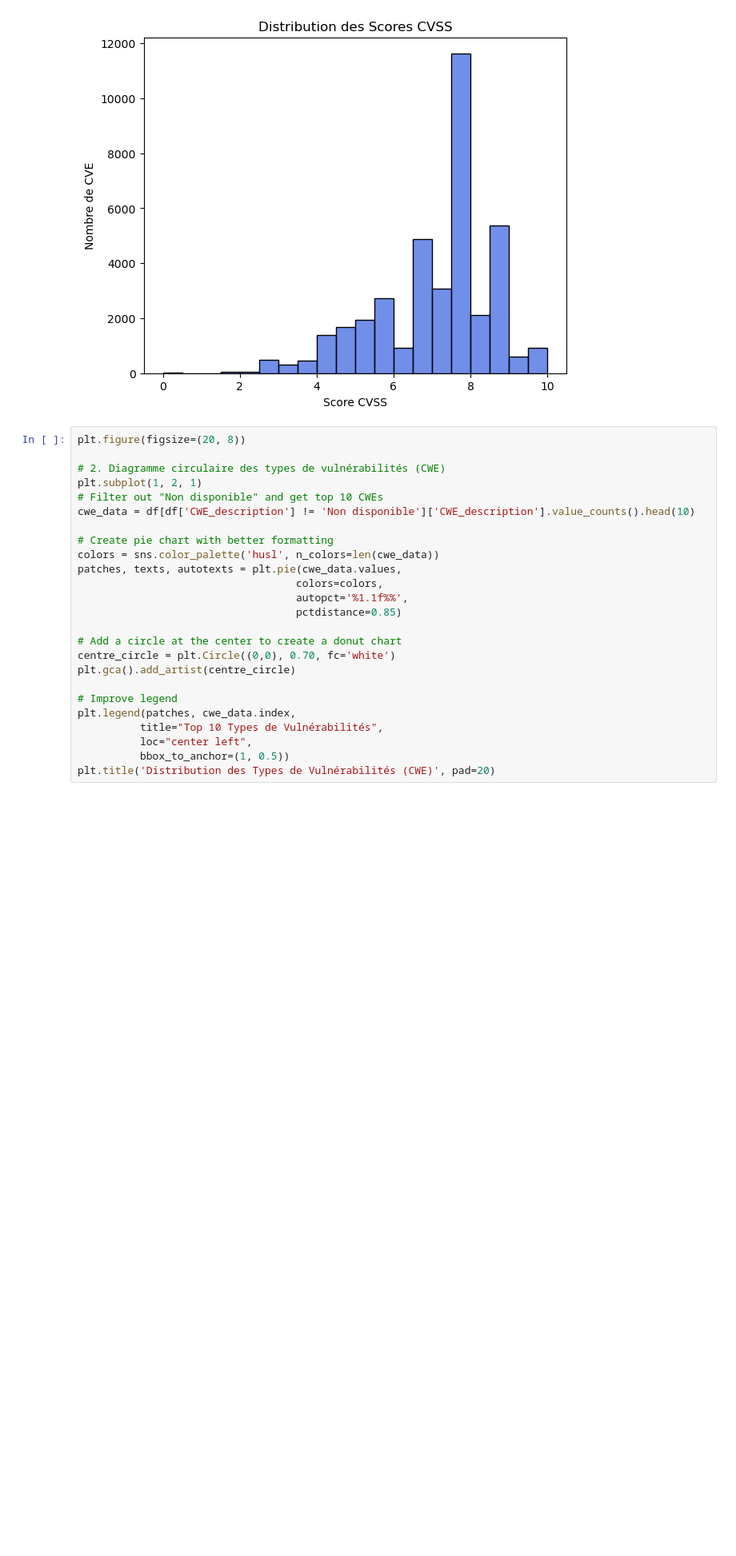
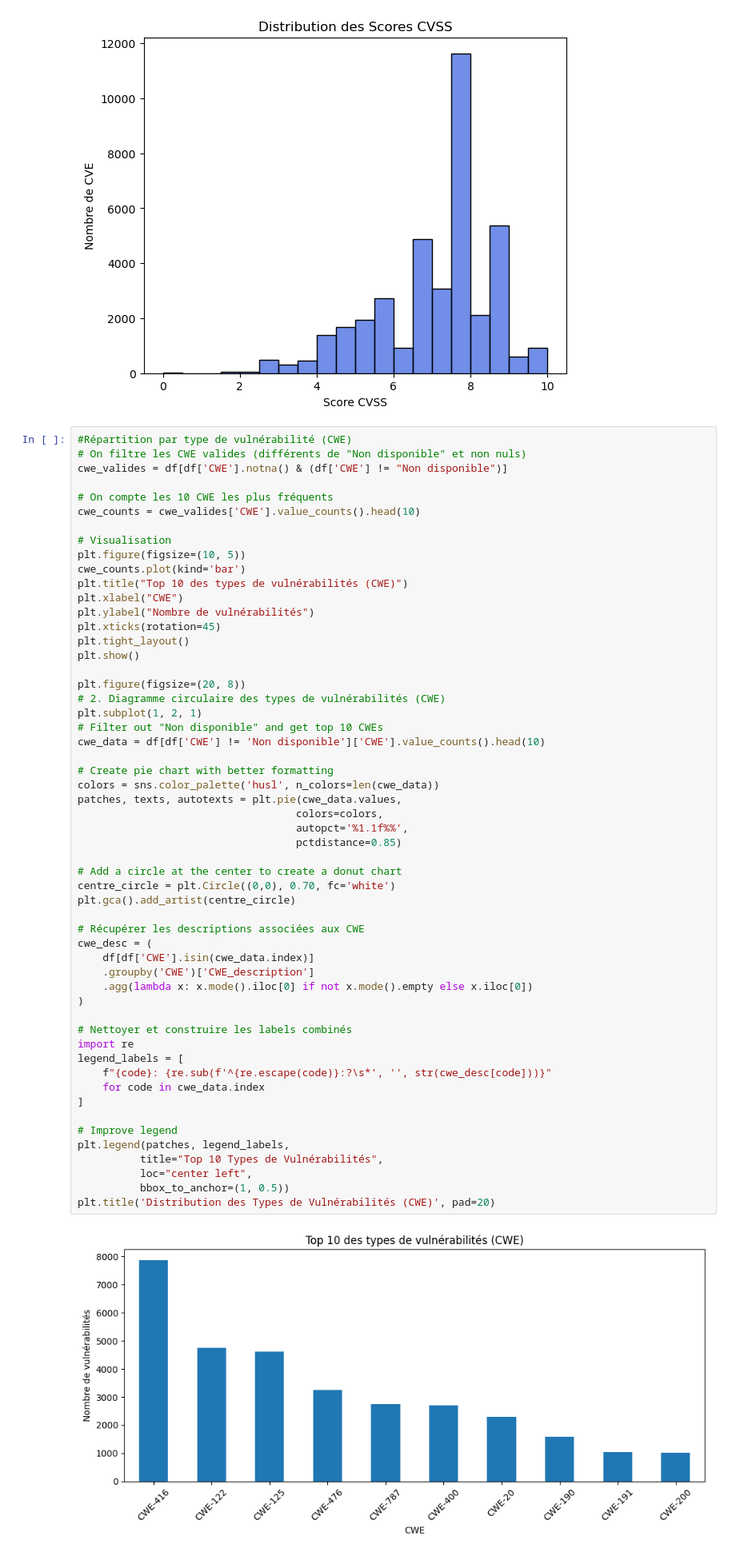
Before and after one commit to charlottines/TD-ANSSI, a Jupyter notebook: data-analysis.ipynb, the cells around one changed output. Shown at 80% size. Cells and saved outputs as stored; diff of their text form; blank space fills up the shorter version.

Commit message:
update diagramme circulaire CWE

```diff
--- a/data-analysis.ipynb
+++ b/data-analysis.ipynb
@@ -75,29 +75,60 @@ plt.ylabel('Nombre de CVE')
 Text(0, 0.5, 'Nombre de CVE')
 [figure]
 # %%
+#Répartition par type de vulnérabilité (CWE)
+# On filtre les CWE valides (différents de "Non disponible" et non nuls)
+cwe_valides = df[df['CWE'].notna() & (df['CWE'] != "Non disponible")]
+
+# On compte les 10 CWE les plus fréquents
+cwe_counts = cwe_valides['CWE'].value_counts().head(10)
+
+# Visualisation
+plt.figure(figsize=(10, 5))
+cwe_counts.plot(kind='bar')
+plt.title("Top 10 des types de vulnérabilités (CWE)")
+plt.xlabel("CWE")
+plt.ylabel("Nombre de vulnérabilités")
+plt.xticks(rotation=45)
+plt.tight_layout()
+plt.show()
+
 plt.figure(figsize=(20, 8))
-
 # 2. Diagramme circulaire des types de vulnérabilités (CWE)
 plt.subplot(1, 2, 1)
 # Filter out "Non disponible" and get top 10 CWEs
-cwe_data = df[df['CWE_description'] != 'Non disponible']['CWE_description'].value_counts().head(10)
+cwe_data = df[df['CWE'] != 'Non disponible']['CWE'].value_counts().head(10)
 
 # Create pie chart with better formatting
 colors = sns.color_palette('husl', n_colors=len(cwe_data))
 patches, texts, autotexts = plt.pie(cwe_data.values,
                                    colors=colors,
                                    autopct='%1.1f%%',
                                    pctdistance=0.85)
 
 # Add a circle at the center to create a donut chart
 centre_circle = plt.Circle((0,0), 0.70, fc='white')
 plt.gca().add_artist(centre_circle)
 
+# Récupérer les descriptions associées aux CWE
+cwe_desc = (
+    df[df['CWE'].isin(cwe_data.index)]
+    .groupby('CWE')['CWE_description']
+    .agg(lambda x: x.mode().iloc[0] if not x.mode().empty else x.iloc[0])
+)
+
+# Nettoyer et construire les labels combinés
+import re
+legend_labels = [
+    f"{code}: {re.sub(f'^{re.escape(code)}:?\s*', '', str(cwe_desc[code]))}"
+    for code in cwe_data.index
+]
+
 # Improve legend
-plt.legend(patches, cwe_data.index,
+plt.legend(patches, legend_labels,
           title="Top 10 Types de Vulnérabilités",
           loc="center left",
           bbox_to_anchor=(1, 0.5))
 plt.title('Distribution des Types de Vulnérabilités (CWE)', pad=20)
 # %% [output]
+[figure, new version]
 Text(0.5, 1.0, 'Distribution des Types de Vulnérabilités (CWE)')
```
Also changed, not shown: parts of 1 cell of this notebook.
